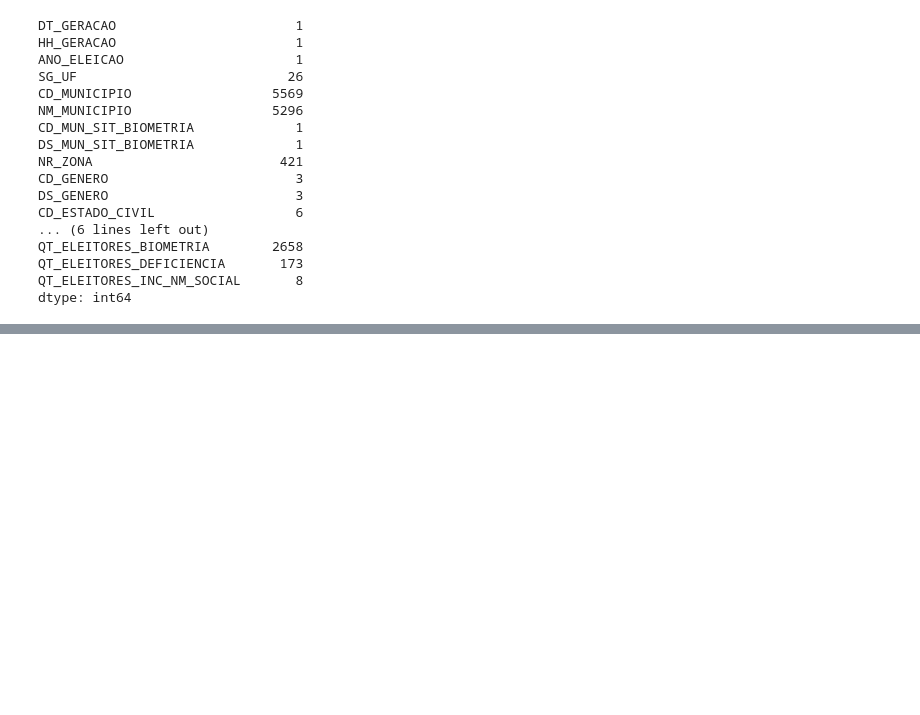
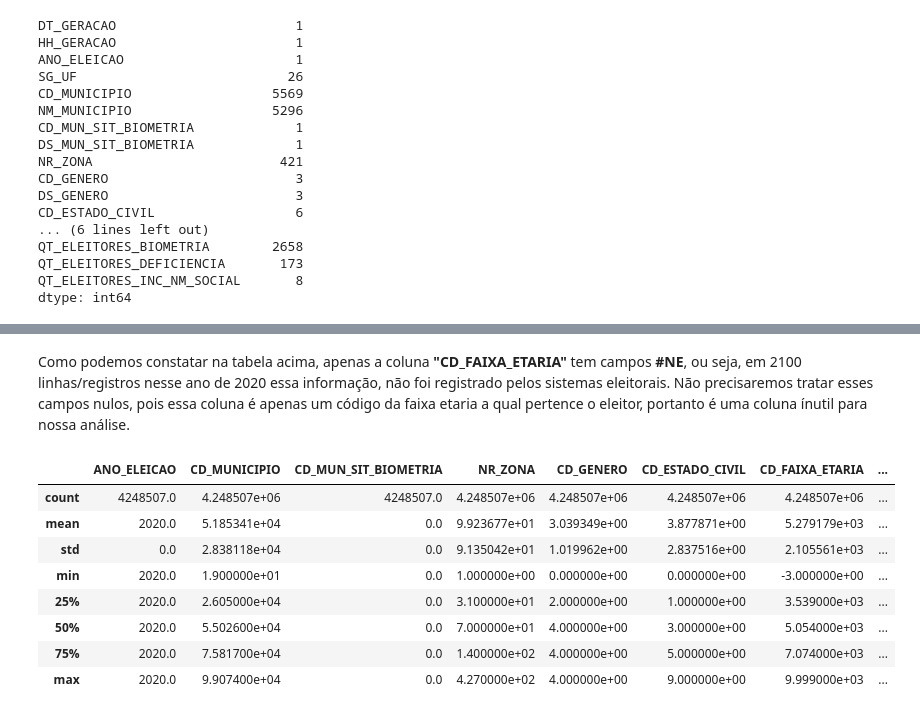
Before and after one commit to gideoni-santos/desafio-RenovaBR, a Jupyter notebook: relatorio.ipynb, the cells around one changed output, grey strips where cells are left out. Saved outputs shown, nothing was run; the diff lists cells and outputs as text; code cells hidden in the pictures; blank space fills up the shorter version.

```diff
--- a/relatorio.ipynb
+++ b/relatorio.ipynb
@@ -146,0 +228,14 @@ Observando os valores únicos do DataSet de Perfil do Eleitorado, podemos perceb
+# %% [markdown]
+Como podemos constatar na tabela acima, apenas a coluna **"CD_FAIXA_ETARIA"** tem campos **#NE**, ou seja, em 2100 linhas/registros nesse ano de 2020 essa informação, não foi registrado pelos sistemas eleitorais. Não precisaremos tratar esses campos nulos, pois essa coluna é apenas um código da faixa etaria a qual pertence o eleitor, portanto é uma coluna ínutil para nossa análise.
+# %%
+eleitorado.describe()
+# %% [output]
+|  | ANO_ELEICAO | CD_MUNICIPIO | CD_MUN_SIT_BIOMETRIA | NR_ZONA | CD_GENERO | CD_ESTADO_CIVIL | CD_FAIXA_ETARIA | ... |
+| count | 4248507.0 | 4.248507e+06 | 4248507.0 | 4.248507e+06 | 4.248507e+06 | 4.248507e+06 | 4.248507e+06 | ... |
+| mean | 2020.0 | 5.185341e+04 | 0.0 | 9.923677e+01 | 3.039349e+00 | 3.877871e+00 | 5.279179e+03 | ... |
+| std | 0.0 | 2.838118e+04 | 0.0 | 9.135042e+01 | 1.019962e+00 | 2.837516e+00 | 2.105561e+03 | ... |
+| min | 2020.0 | 1.900000e+01 | 0.0 | 1.000000e+00 | 0.000000e+00 | 0.000000e+00 | -3.000000e+00 | ... |
+| 25% | 2020.0 | 2.605000e+04 | 0.0 | 3.100000e+01 | 2.000000e+00 | 1.000000e+00 | 3.539000e+03 | ... |
+| 50% | 2020.0 | 5.502600e+04 | 0.0 | 7.000000e+01 | 4.000000e+00 | 3.000000e+00 | 5.054000e+03 | ... |
+| 75% | 2020.0 | 7.581700e+04 | 0.0 | 1.400000e+02 | 4.000000e+00 | 5.000000e+00 | 7.074000e+03 | ... |
+| max | 2020.0 | 9.907400e+04 | 0.0 | 4.270000e+02 | 4.000000e+00 | 9.000000e+00 | 9.999000e+03 | ... |
```
Also changed, not shown: parts of 13 cells of this notebook.
